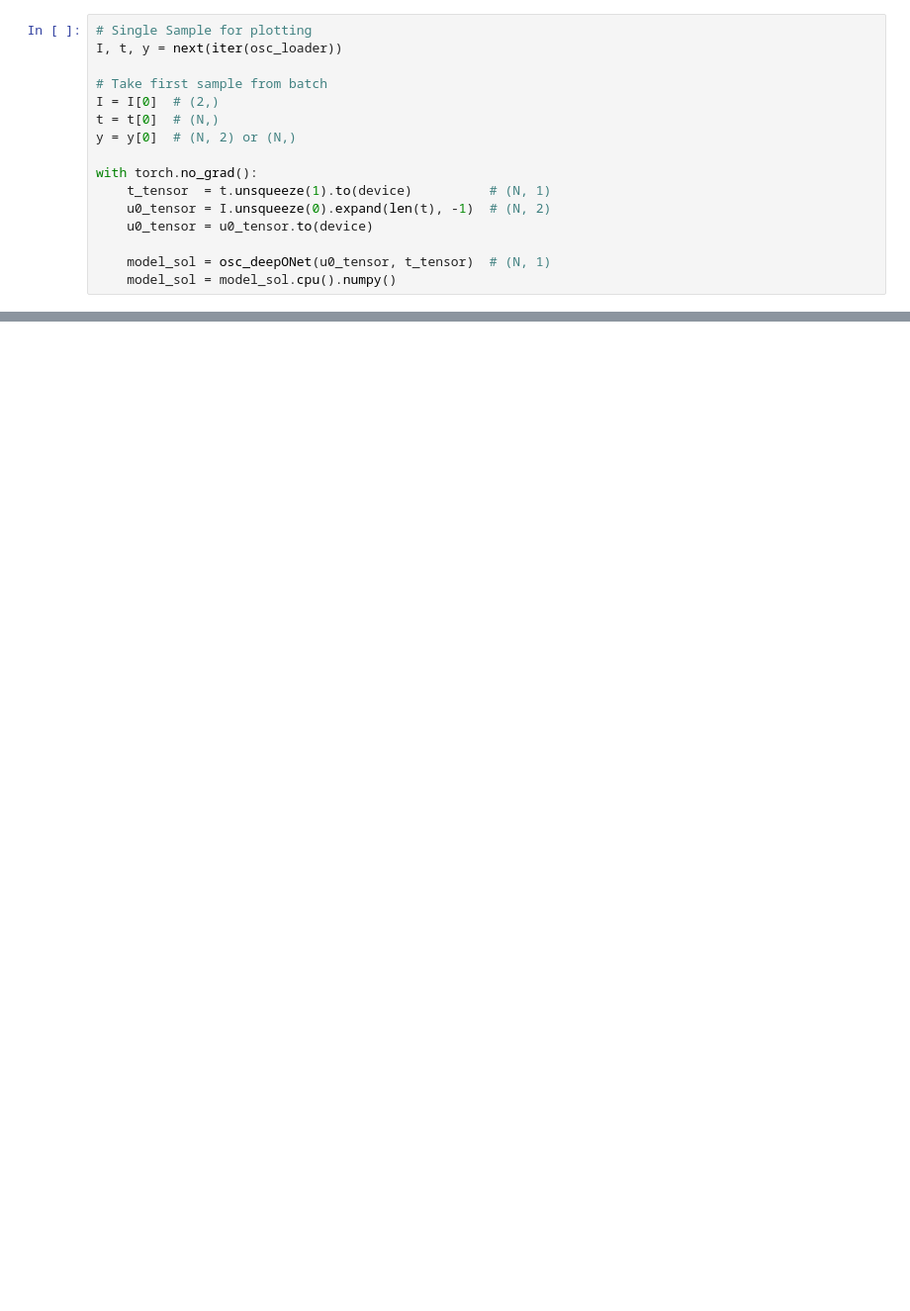
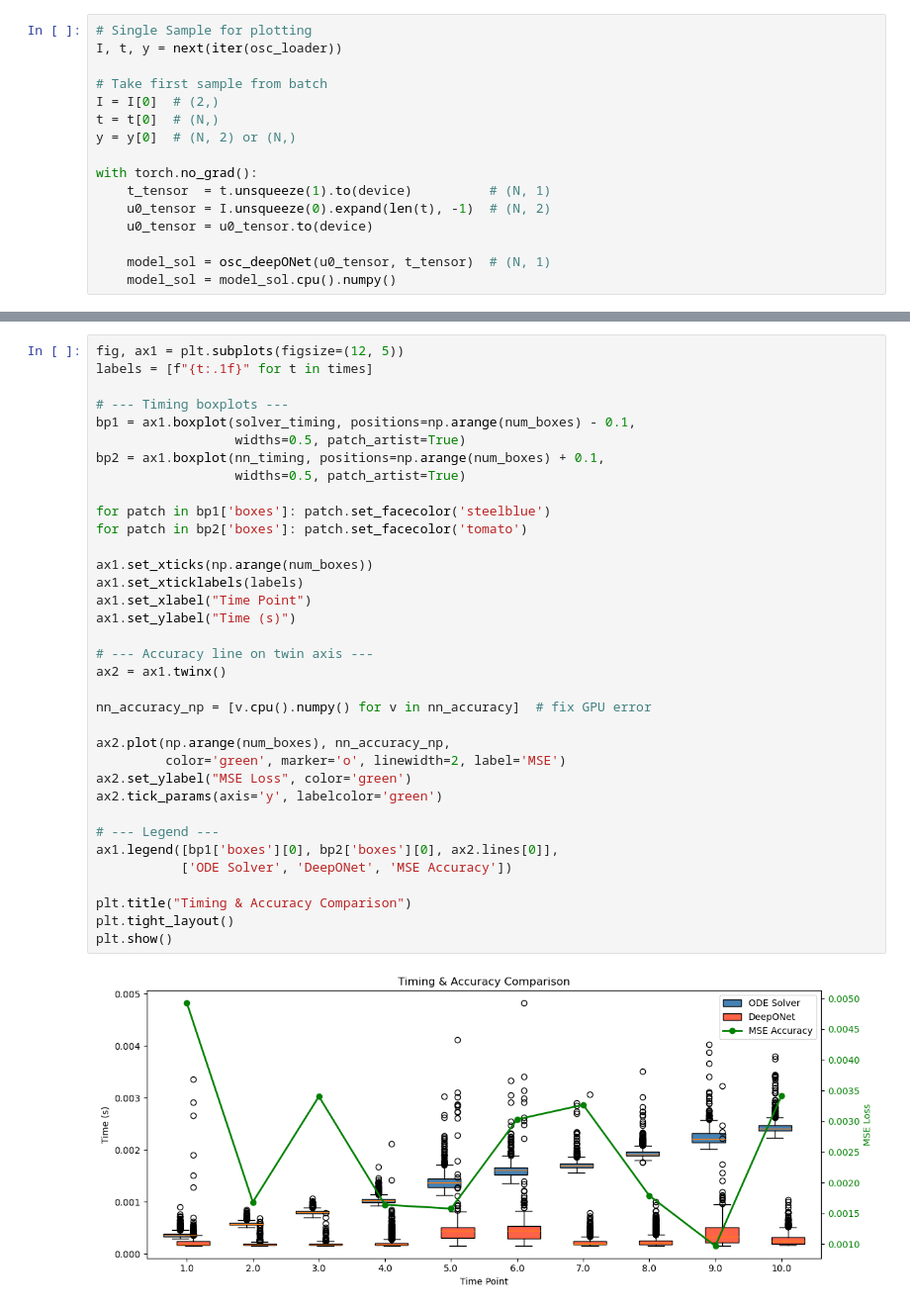
Before and after one commit to NikTimes/PINNS, a Jupyter notebook: code /benchmarking/benchmarking.ipynb, the cells around one changed output, grey strips where cells are left out. Shown at 99% size. Saved outputs shown, nothing was run; the diff lists cells and outputs as text; blank space fills up the shorter version.

```diff
--- a/code /benchmarking/benchmarking.ipynb
+++ b/code /benchmarking/benchmarking.ipynb
@@ -103,0 +153,37 @@ plt.show()
+# %%
+fig, ax1 = plt.subplots(figsize=(12, 5))
+labels = [f"{t:.1f}" for t in times]
+
+# --- Timing boxplots ---
+bp1 = ax1.boxplot(solver_timing, positions=np.arange(num_boxes) - 0.1,
+                  widths=0.5, patch_artist=True)
+bp2 = ax1.boxplot(nn_timing, positions=np.arange(num_boxes) + 0.1,
+                  widths=0.5, patch_artist=True)
+
+for patch in bp1['boxes']: patch.set_facecolor('steelblue')
+for patch in bp2['boxes']: patch.set_facecolor('tomato')
+
+ax1.set_xticks(np.arange(num_boxes))
+ax1.set_xticklabels(labels)
+ax1.set_xlabel("Time Point")
+ax1.set_ylabel("Time (s)")
+
+# --- Accuracy line on twin axis ---
+ax2 = ax1.twinx()
+
+nn_accuracy_np = [v.cpu().numpy() for v in nn_accuracy]  # fix GPU error
+
+ax2.plot(np.arange(num_boxes), nn_accuracy_np,
+         color='green', marker='o', linewidth=2, label='MSE')
+ax2.set_ylabel("MSE Loss", color='green')
+ax2.tick_params(axis='y', labelcolor='green')
+
+# --- Legend ---
+ax1.legend([bp1['boxes'][0], bp2['boxes'][0], ax2.lines[0]],
+           ['ODE Solver', 'DeepONet', 'MSE Accuracy'])
+
+plt.title("Timing & Accuracy Comparison")
+plt.tight_layout()
+plt.show()
+# %% [output]
+[figure, added]
```
Also changed, not shown: parts of 4 cells of this notebook.
